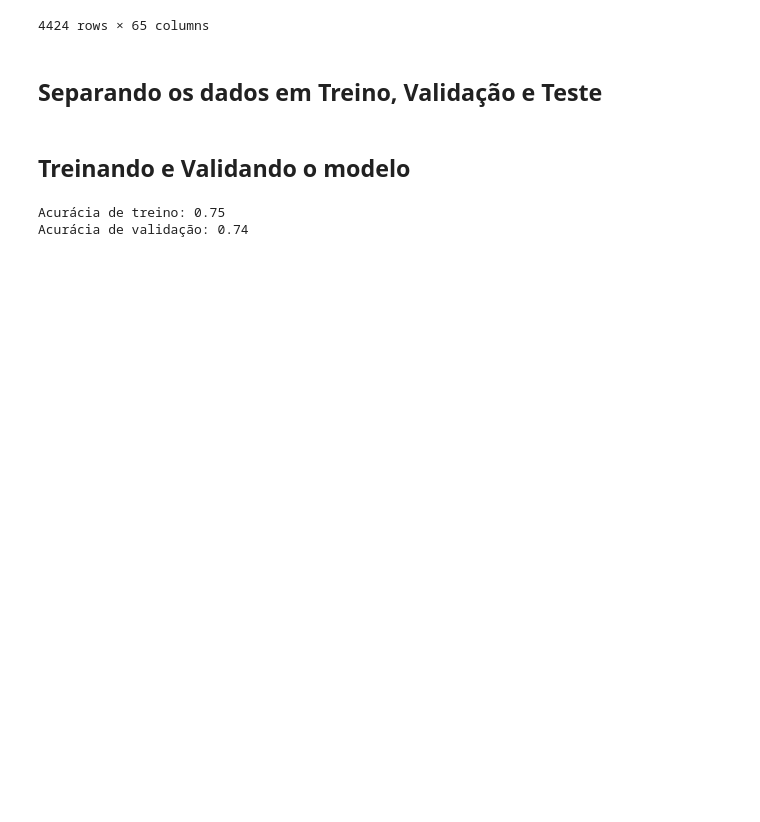
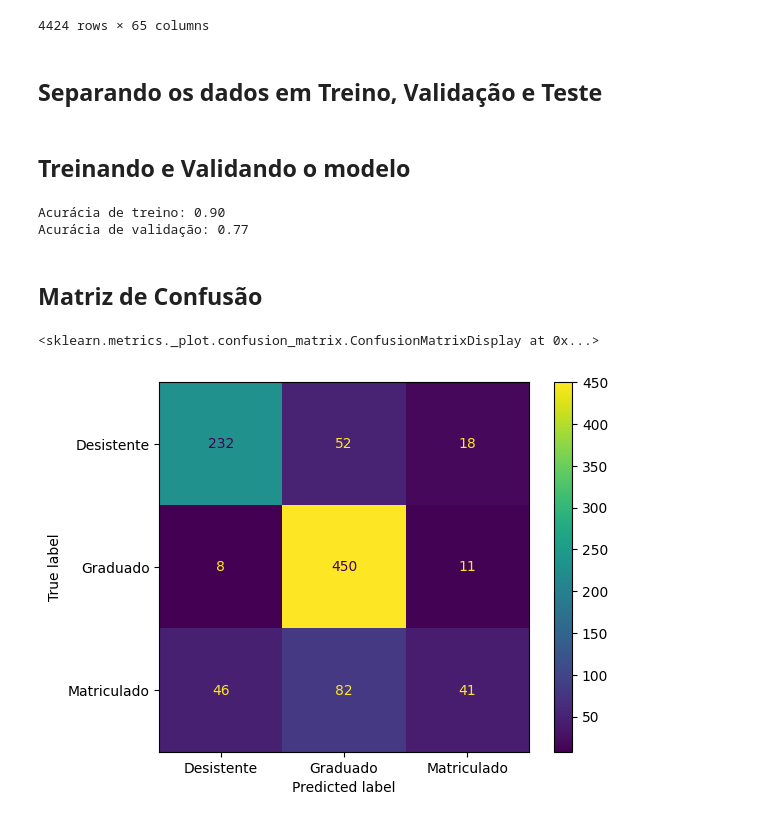
Before and after one commit to ledsouza/machine-learning-students-dropout, a Jupyter notebook: notebooks/classificacao.ipynb, the cells around one changed output. Cells and saved outputs as stored; diff of their text form; code cells hidden in the pictures; blank space fills up the shorter version.

Commit message:
analisando matriz de confusao

```diff
--- a/notebooks/classificacao.ipynb
+++ b/notebooks/classificacao.ipynb
@@ -313,12 +313,24 @@ x_train, x_val, y_train, y_val = train_test_split(x, y, stratify=y, random_state
 # %%
 from sklearn.ensemble import RandomForestClassifier
 
-random_forest = RandomForestClassifier(random_state=SEED, max_depth=5)
+random_forest = RandomForestClassifier(random_state=SEED, max_depth=10)
 random_forest.fit(x_train, y_train)
 train_accuracy = random_forest.score(x_train, y_train)
 val_accuracy = random_forest.score(x_val, y_val)
 print(f"Acurácia de treino: {train_accuracy:.2f}")
 print(f"Acurácia de validação: {val_accuracy:.2f}")
 # %% [output]
-Acurácia de treino: 0.75
-Acurácia de validação: 0.74
+Acurácia de treino: 0.90
+Acurácia de validação: 0.77
+# %% [markdown]
+## Matriz de Confusão
+# %%
+from sklearn.metrics import confusion_matrix, ConfusionMatrixDisplay
+
+y_pred = random_forest.predict(x_val)
+matriz_confusao = confusion_matrix(y_val, y_pred)
+visualizacao = ConfusionMatrixDisplay(matriz_confusao, display_labels=random_forest.classes_)
+visualizacao.plot()
+# %% [output]
+<sklearn.metrics._plot.confusion_matrix.ConfusionMatrixDisplay at 0x...>
+[figure, added]
```
Also changed, not shown: parts of 1 cell of this notebook.
